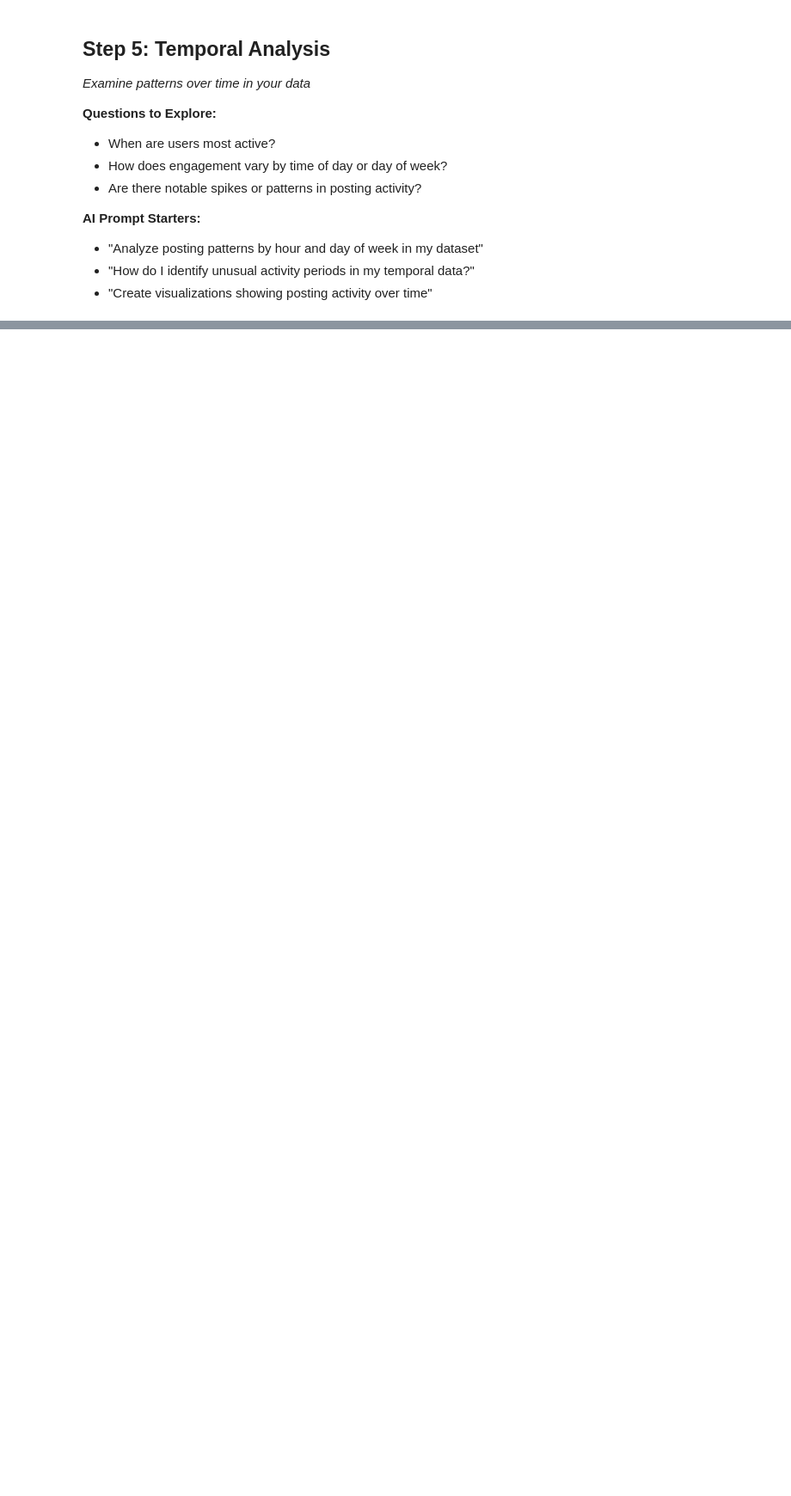
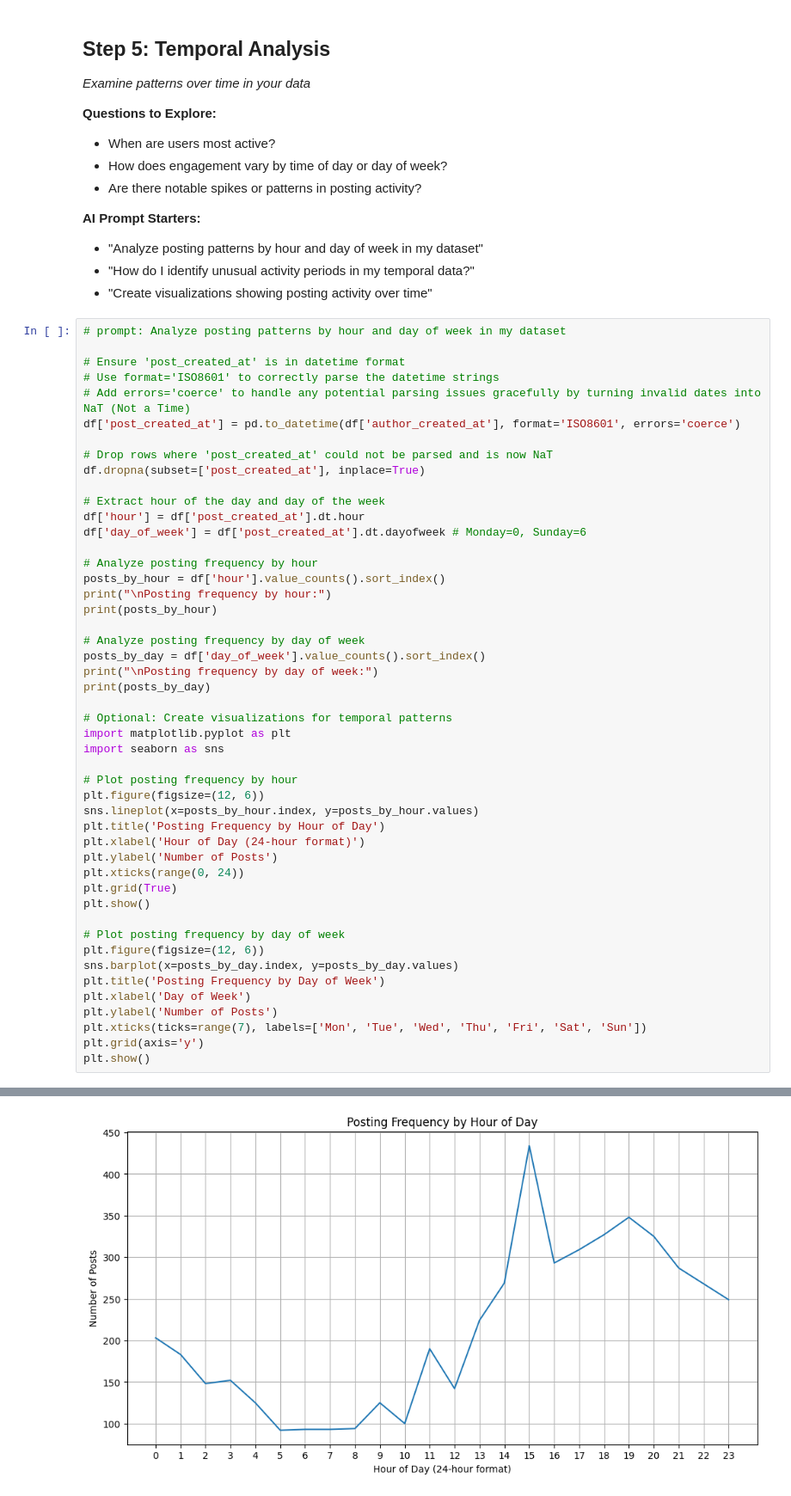
Before and after one commit to AMSUCF/DHProgramming, a Jupyter notebook: Bluesky_Solution.ipynb, the cells around one changed output, grey strips where cells are left out. Shown at 86% size. Cells and saved outputs as stored; diff of their text form; blank space fills up the shorter version.

```diff
--- a/Bluesky_Solution.ipynb
+++ b/Bluesky_Solution.ipynb
@@ -212,3 +418,52 @@ Wrote 1000 rows to /content/ai_posts_flat.csv
 - "Analyze posting patterns by hour and day of week in my dataset"
 - "How do I identify unusual activity periods in my temporal data?"
 - "Create visualizations showing posting activity over time"
+# %%
+# prompt: Analyze posting patterns by hour and day of week in my dataset
+
+# Ensure 'post_created_at' is in datetime format
+# Use format='ISO8601' to correctly parse the datetime strings
+# Add errors='coerce' to handle any potential parsing issues gracefully by turning invalid dates into NaT (Not a Time)
+df['post_created_at'] = pd.to_datetime(df['author_created_at'], format='ISO8601', errors='coerce')
+
+# Drop rows where 'post_created_at' could not be parsed and is now NaT
+df.dropna(subset=['post_created_at'], inplace=True)
+
+# Extract hour of the day and day of the week
+df['hour'] = df['post_created_at'].dt.hour
+df['day_of_week'] = df['post_created_at'].dt.dayofweek # Monday=0, Sunday=6
+
+# Analyze posting frequency by hour
+posts_by_hour = df['hour'].value_counts().sort_index()
+print("\nPosting frequency by hour:")
+print(posts_by_hour)
+
+# Analyze posting frequency by day of week
+posts_by_day = df['day_of_week'].value_counts().sort_index()
+print("\nPosting frequency by day of week:")
+print(posts_by_day)
+
+# Optional: Create visualizations for temporal patterns
+import matplotlib.pyplot as plt
+import seaborn as sns
+
+# Plot posting frequency by hour
+plt.figure(figsize=(12, 6))
+sns.lineplot(x=posts_by_hour.index, y=posts_by_hour.values)
+plt.title('Posting Frequency by Hour of Day')
+plt.xlabel('Hour of Day (24-hour format)')
+plt.ylabel('Number of Posts')
+plt.xticks(range(0, 24))
+plt.grid(True)
+plt.show()
+
+# Plot posting frequency by day of week
+plt.figure(figsize=(12, 6))
+sns.barplot(x=posts_by_day.index, y=posts_by_day.values)
+plt.title('Posting Frequency by Day of Week')
+plt.xlabel('Day of Week')
+plt.ylabel('Number of Posts')
+plt.xticks(ticks=range(7), labels=['Mon', 'Tue', 'Wed', 'Thu', 'Fri', 'Sat', 'Sun'])
+plt.grid(axis='y')
+plt.show()
+# %% [output]
@@ -214,0 +487 @@ Wrote 1000 rows to /content/ai_posts_flat.csv
+[figure, added]
```
Also changed, not shown: parts of 17 cells of this notebook.
